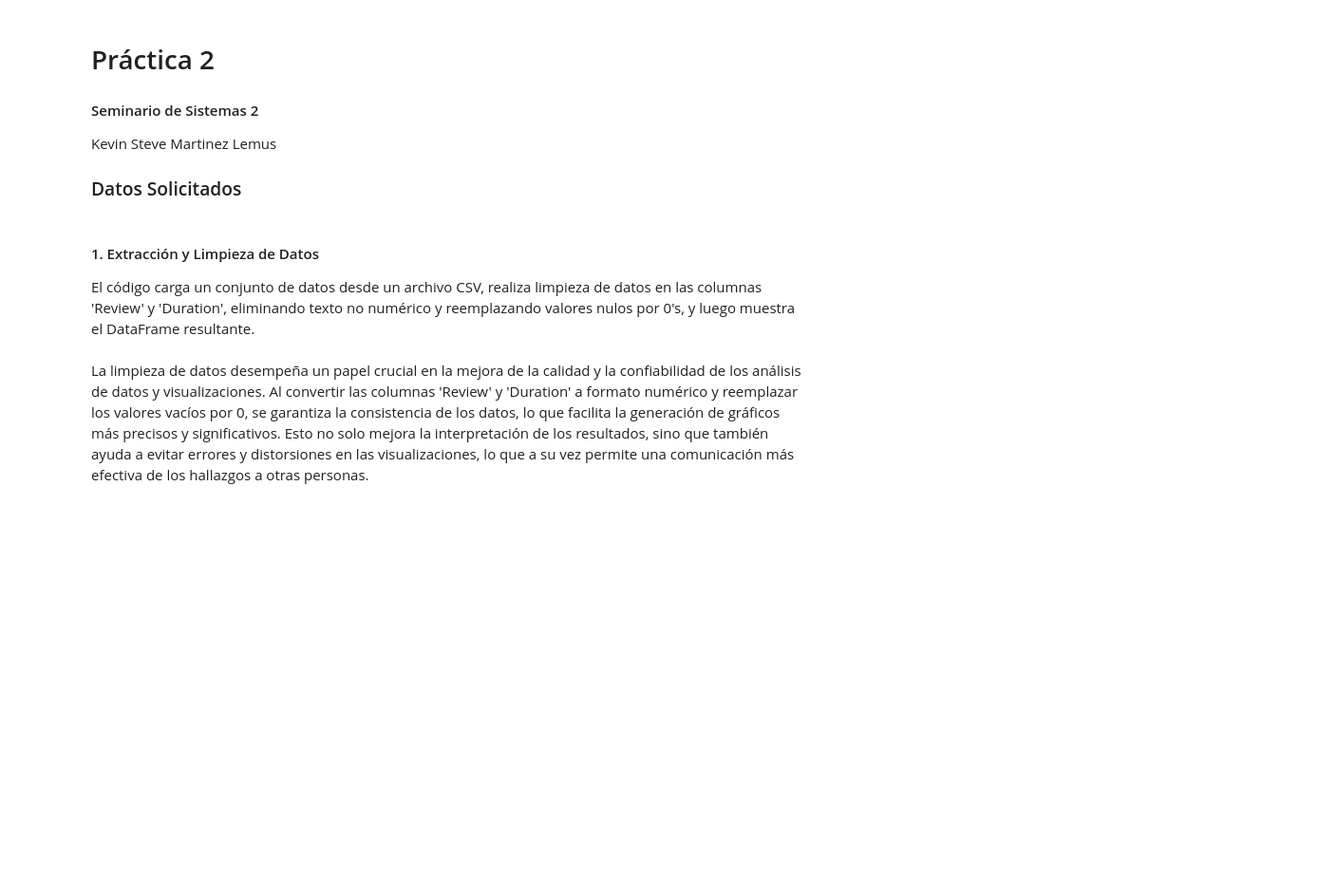
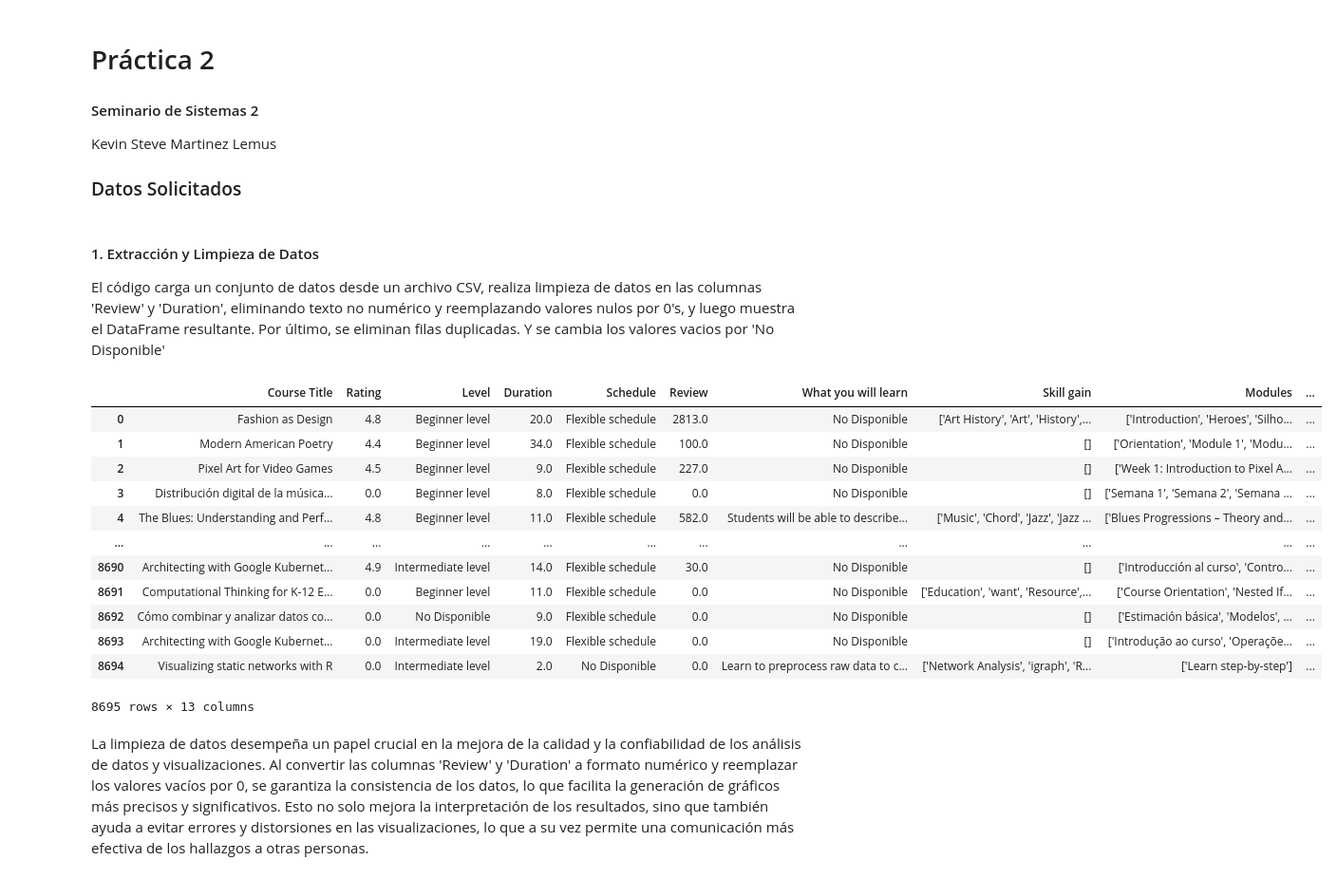
Before and after one commit to IsNotKev/-SS2-P_202004816, a Jupyter notebook: Práctica2/p2.ipynb, the cells around one changed output. Shown at 95% size. Saved outputs shown, nothing was run; the diff lists cells and outputs as text; code cells hidden in the pictures; blank space fills up the shorter version.

```diff
--- a/Práctica2/p2.ipynb
+++ b/Práctica2/p2.ipynb
@@ -14,25 +14,43 @@ df
 # %% [markdown]
 #### 1. Extracción y Limpieza de Datos
 
-El código carga un conjunto de datos desde un archivo CSV, realiza limpieza de datos en las columnas 'Review' y 'Duration', eliminando texto no numérico y reemplazando valores nulos por 0's, y luego muestra el DataFrame resultante.
+El código carga un conjunto de datos desde un archivo CSV, realiza limpieza de datos en las columnas 'Review' y 'Duration', eliminando texto no numérico y reemplazando valores nulos por 0's, y luego muestra el DataFrame resultante. Por último, se eliminan filas duplicadas. Y se cambia los valores vacios por 'No Disponible'
 # %%
 import pandas as pd
 import matplotlib.pyplot as plt
 
 # Load the data
 df = pd.read_csv('datos.csv')
 
 # Reemplazar valores vacíos en 'Rating' por 0
 df['Rating'] = df['Rating'].fillna(0)
 
 
 # Convertir 'Review' y 'Duration' a float y reemplazar valores vacios por 0
 df['Review'] = df['Review'].str.replace(' reviews', '').str.replace(',', '').str.extract('(\d+)').astype(float)
 df['Review'] = df['Review'].fillna(0)
 df['Duration'] = df['Duration'].str.extract('(\d+)').astype(float)
 df['Duration'] = df['Duration'].fillna(0)
 
+df.drop_duplicates(inplace=True)
+
+df.fillna("No Disponible", inplace=True)
+
 df
+# %% [output]
+|  | Course Title | Rating | Level | Duration | Schedule | Review | What you will learn | Skill gain | Modules | ... |
+| 0 | Fashion as Design | 4.8 | Beginner level | 20.0 | Flexible schedule | 2813.0 | No Disponible | ['Art History', 'Art', 'History',... | ['Introduction', 'Heroes', 'Silho... | ... |
+| 1 | Modern American Poetry | 4.4 | Beginner level | 34.0 | Flexible schedule | 100.0 | No Disponible | [] | ['Orientation', 'Module 1', 'Modu... | ... |
+| 2 | Pixel Art for Video Games | 4.5 | Beginner level | 9.0 | Flexible schedule | 227.0 | No Disponible | [] | ['Week 1: Introduction to Pixel A... | ... |
+| 3 | Distribución digital de la música... | 0.0 | Beginner level | 8.0 | Flexible schedule | 0.0 | No Disponible | [] | ['Semana 1', 'Semana 2', 'Semana ... | ... |
+| 4 | The Blues: Understanding and Perf... | 4.8 | Beginner level | 11.0 | Flexible schedule | 582.0 | Students will be able to describe... | ['Music', 'Chord', 'Jazz', 'Jazz ... | ['Blues Progressions – Theory and... | ... |
+| ... | ... | ... | ... | ... | ... | ... | ... | ... | ... | ... |
+| 8690 | Architecting with Google Kubernet... | 4.9 | Intermediate level | 14.0 | Flexible schedule | 30.0 | No Disponible | [] | ['Introducción al curso', 'Contro... | ... |
+| 8691 | Computational Thinking for K-12 E... | 0.0 | Beginner level | 11.0 | Flexible schedule | 0.0 | No Disponible | ['Education', 'want', 'Resource',... | ['Course Orientation', 'Nested If... | ... |
+| 8692 | Cómo combinar y analizar datos co... | 0.0 | No Disponible | 9.0 | Flexible schedule | 0.0 | No Disponible | [] | ['Estimación básica', 'Modelos', ... | ... |
+| 8693 | Architecting with Google Kubernet... | 0.0 | Intermediate level | 19.0 | Flexible schedule | 0.0 | No Disponible | [] | ['Introdução ao curso', 'Operaçõe... | ... |
+| 8694 | Visualizing static networks with R | 0.0 | Intermediate level | 2.0 | No Disponible | 0.0 | Learn to preprocess raw data to c... | ['Network Analysis', 'igraph', 'R... | ['Learn step-by-step'] | ... |
+8695 rows × 13 columns
 # %% [markdown]
 La limpieza de datos desempeña un papel crucial en la mejora de la calidad y la confiabilidad de los análisis de datos y visualizaciones. Al convertir las columnas 'Review' y 'Duration' a formato numérico y reemplazar los valores vacíos por 0, se garantiza la consistencia de los datos, lo que facilita la generación de gráficos más precisos y significativos. Esto no solo mejora la interpretación de los resultados, sino que también ayuda a evitar errores y distorsiones en las visualizaciones, lo que a su vez permite una comunicación más efectiva de los hallazgos a otras personas.
 # %% [markdown]
```
Also changed, not shown: parts of 14 cells of this notebook.
